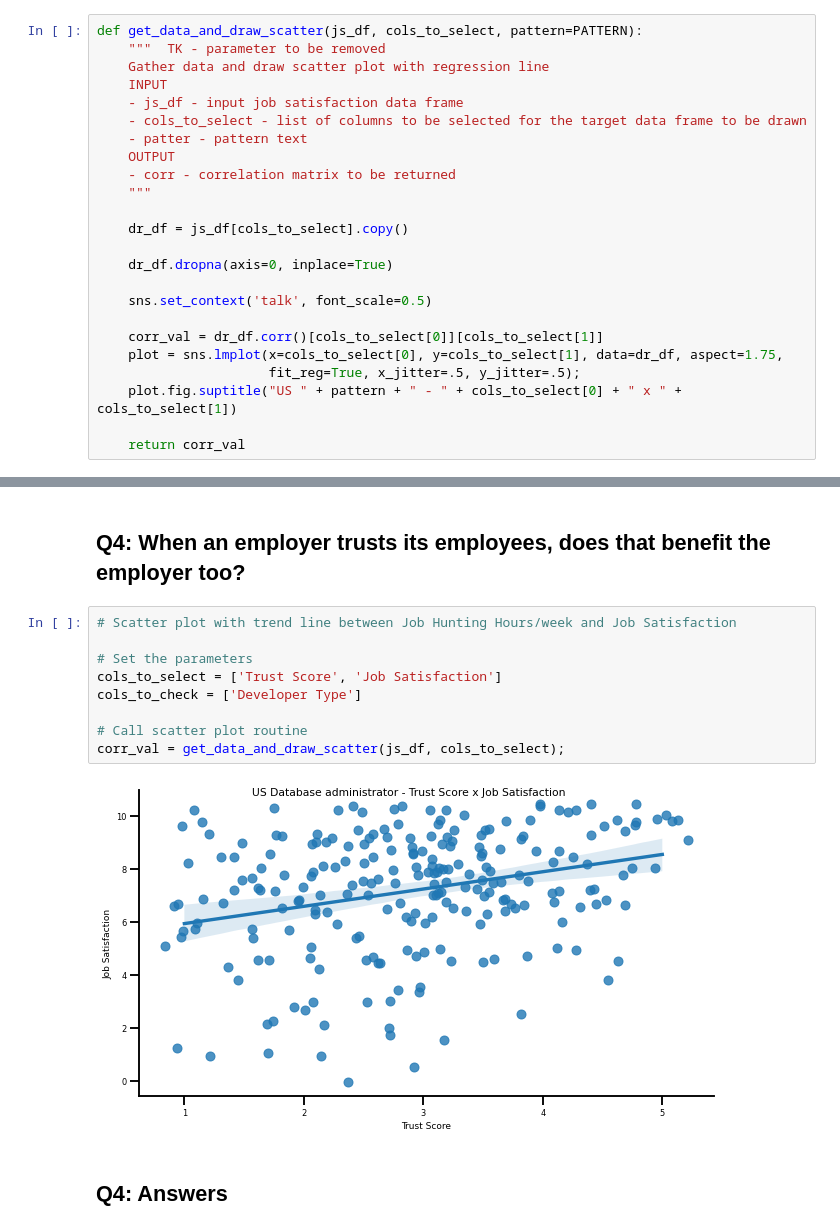
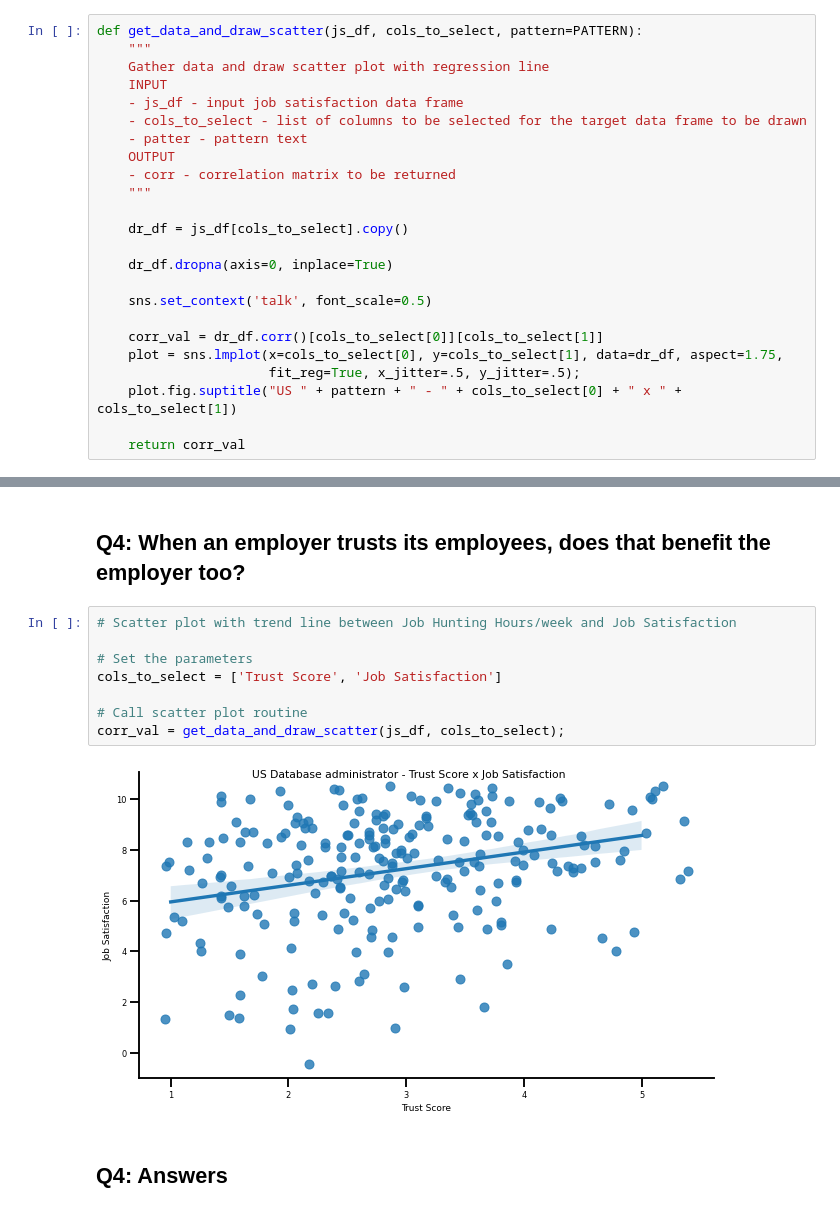
Before and after one commit to RayS1/job-satisfaction, a Jupyter notebook: Blog-Post-Business-Questions.ipynb, the cells around one changed output, grey strips where cells are left out. Drawn from its saved outputs; the diff is of its cells as text.

```diff
--- a/Blog-Post-Business-Questions.ipynb
+++ b/Blog-Post-Business-Questions.ipynb
@@ -333,7 +332,7 @@ def filter_and_draw_pie(df, pattern=PATTERN):
     return None
 # %%
 def get_data_and_draw_scatter(js_df, cols_to_select, pattern=PATTERN):
-    """  TK - parameter to be removed
+    """
     Gather data and draw scatter plot with regression line
     INPUT
     - js_df - input job satisfaction data frame
@@ -514,14 +510,13 @@ A word of caution: Correlation does not necessarily imply Causation! Plese read
 # %%
 # Scatter plot with trend line between Job Hunting Hours/week and Job Satisfaction
 
 # Set the parameters
 cols_to_select = ['Trust Score', 'Job Satisfaction']
-cols_to_check = ['Developer Type']
 
 # Call scatter plot routine
 corr_val = get_data_and_draw_scatter(js_df, cols_to_select);
 # %% [output]
-[figure, old version]
+[figure, new version]
 # %% [markdown]
 ## Q4: Answers
 # %%
```
Also changed, not shown: parts of 6 cells of this notebook.
